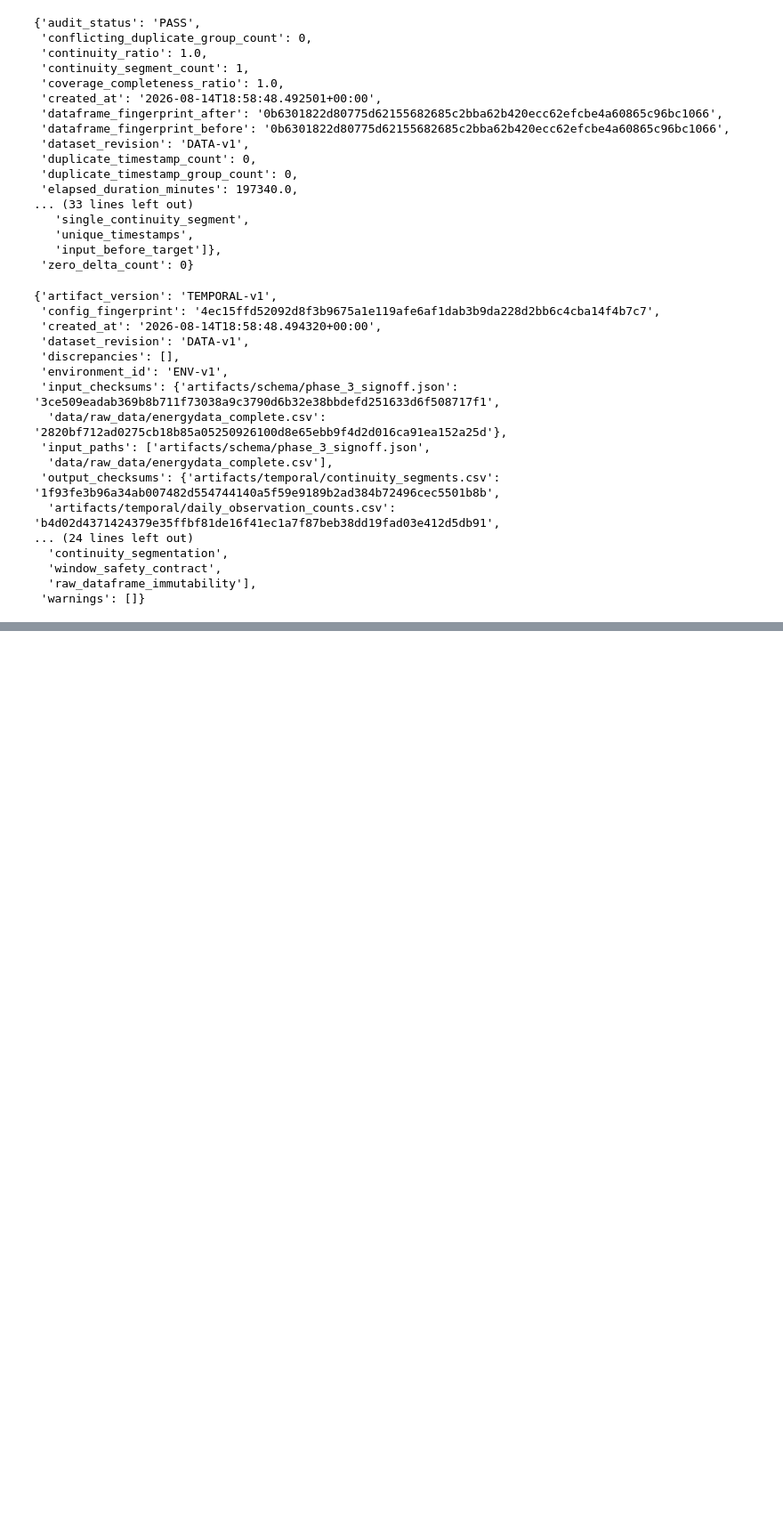
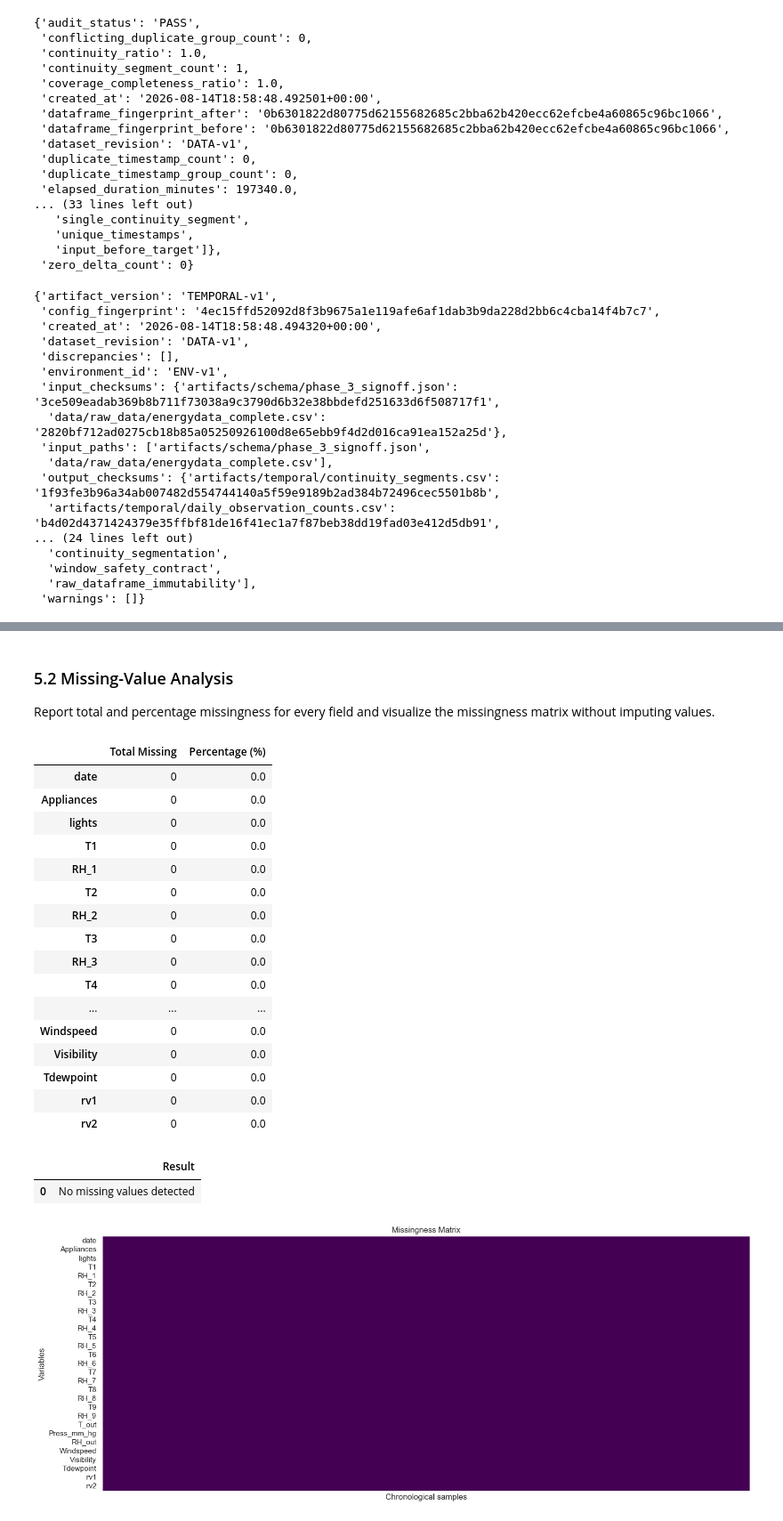
Before and after one commit to TiCoder-coder/TOTAL_LABPARACTICE_FOR_DEEP_LEARNING, a Jupyter notebook: COURSE_WORK/notebook_course_work/CourseWork.ipynb, the cells around one changed output, grey strips where cells are left out. Shown at 89% size. Cells and saved outputs as stored; diff of their text form; code cells hidden in the pictures; blank space fills up the shorter version.

Commit message:
Refactor phase0-5

```diff
--- a/COURSE_WORK/notebook_course_work/CourseWork.ipynb
+++ b/COURSE_WORK/notebook_course_work/CourseWork.ipynb
@@ -285,0 +245,23 @@ The validated workflow stops before feature engineering, chronological splitting
+# %%
+from io import BytesIO
+import matplotlib.pyplot as plt
+import numpy as np
+import pandas as pd
+import seaborn as sns
+
+def display_figure(figure):
+    buffer = BytesIO()
+    figure.savefig(buffer, format="png", bbox_inches="tight")
+    plt.close(figure)
+    display(Image(data=buffer.getvalue()))
+
+sns.set_theme(style="whitegrid")
+phase_5_signoff = materialize_phase_5(PROJECT_ROOT)
+phase_5_manifest = read_json(PROJECT_ROOT / "artifacts/eda/eda_manifest.json")
+phase_5_schema = read_json(PROJECT_ROOT / "artifacts/schema/schema_manifest.json")
+eda_temporal_view = load_validated_temporal_view(PROJECT_ROOT)
+df = eda_temporal_view[phase_5_schema["ordered_columns"]].copy(deep=True)
+df["date"] = pd.to_datetime(df["date"], format="%Y-%m-%d %H:%M:%S")
+eda_table_root = PROJECT_ROOT / "artifacts/eda/tables"
+eda_figure_root = PROJECT_ROOT / "artifacts/eda/figures"
+display(phase_5_manifest)
@@ -285,0 +336,39 @@ The validated workflow stops before feature engineering, chronological splitting
+# %% [markdown]
+### 5.2 Missing-Value Analysis
+
+Report total and percentage missingness for every field and visualize the missingness matrix without imputing values.
+# %%
+missing_counts = df.isna().sum()
+missing_percentage = missing_counts.div(len(df)).mul(100)
+missing_df = pd.DataFrame({"Total Missing": missing_counts, "Percentage (%)": missing_percentage})
+missing_only = missing_df.loc[missing_df["Total Missing"].gt(0)]
+display(missing_df)
+display(missing_only if not missing_only.empty else pd.DataFrame({"Result": ["No missing values detected"]}))
+figure, axis = plt.subplots(figsize=(15, 6))
+sns.heatmap(df.isna().transpose(), cbar=False, cmap="viridis", yticklabels=True, xticklabels=False, ax=axis)
+axis.set_title("Missingness Matrix")
+axis.set_xlabel("Chronological samples")
+axis.set_ylabel("Variables")
+figure.tight_layout()
+display_figure(figure)
+# %% [output]
+|  | Total Missing | Percentage (%) |
+| date | 0 | 0.0 |
+| Appliances | 0 | 0.0 |
+| lights | 0 | 0.0 |
+| T1 | 0 | 0.0 |
+| RH_1 | 0 | 0.0 |
+| T2 | 0 | 0.0 |
+| RH_2 | 0 | 0.0 |
+| T3 | 0 | 0.0 |
+| RH_3 | 0 | 0.0 |
+| T4 | 0 | 0.0 |
+| ... | ... | ... |
+| Windspeed | 0 | 0.0 |
+| Visibility | 0 | 0.0 |
+| Tdewpoint | 0 | 0.0 |
+| rv1 | 0 | 0.0 |
+| rv2 | 0 | 0.0 |
+|  | Result |
+| 0 | No missing values detected |
+[figure, added]
```
Also changed, not shown: parts of 35 cells of this notebook, 21 other files.
